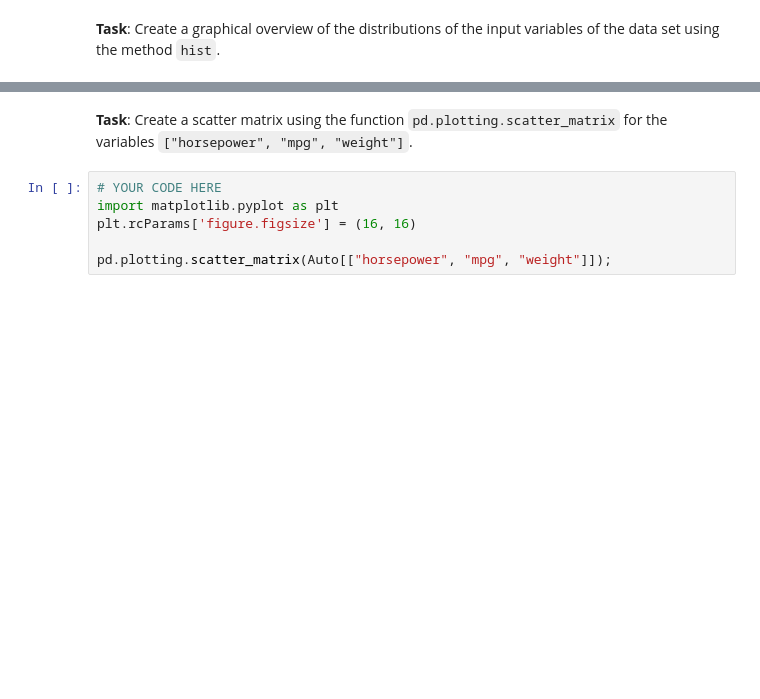
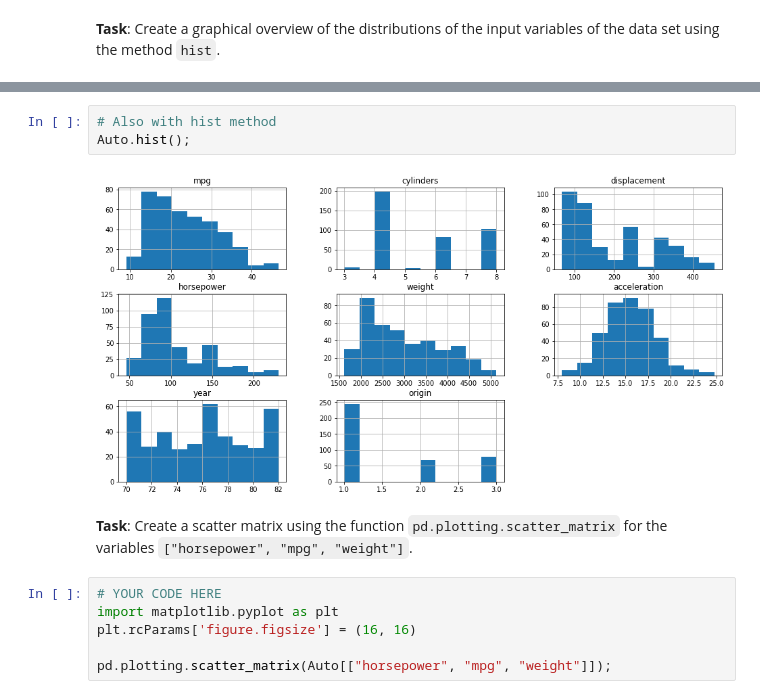
Before and after one commit to samyarmodabber/TUC, a Jupyter notebook: Introduction to Data Science/HW Solution/ps2/ps2_amod_problem1.ipynb, the cells around one changed output, grey strips where cells are left out. Drawn from its saved outputs; the diff is of its cells as text; blank space fills up the shorter version.

Commit message:
Add hist method

```diff
--- a/Introduction to Data Science/HW Solution/ps2/ps2_amod_problem1.ipynb
+++ b/Introduction to Data Science/HW Solution/ps2/ps2_amod_problem1.ipynb
@@ -273,3 +273,8 @@ plt.show();
+# %%
+# Also with hist method
+Auto.hist();
+# %% [output]
+[figure, added]
 # %% [markdown]
 **Task**: Create a scatter matrix using the function `pd.plotting.scatter_matrix` for the variables `["horsepower", "mpg", "weight"]`.
 # %%
```
Also changed, not shown: parts of 1 cell of this notebook.
